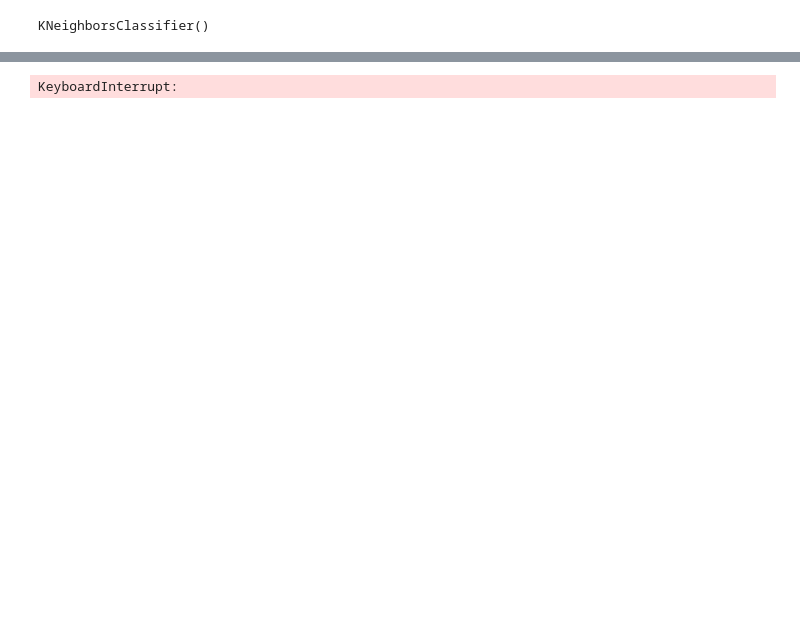
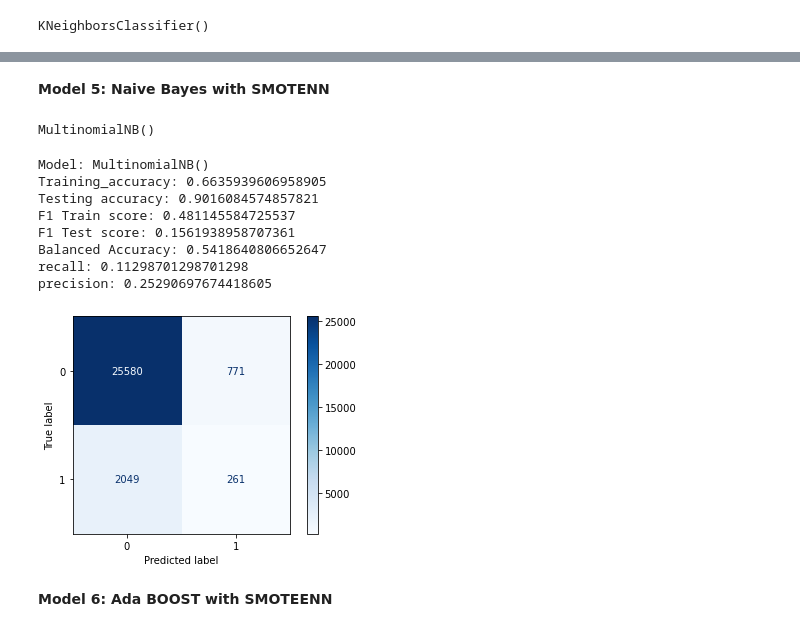
Before and after one commit to DeeVerma1/Project-4, a Jupyter notebook: code/03.3-Model-Tuning-Surveillance.ipynb, the cells around one changed output, grey strips where cells are left out. Drawn from its saved outputs; the diff is of its cells as text; code cells hidden in the pictures; blank space fills up the shorter version.

Commit message:
EDA cntd, more demographics models

```diff
--- a/code/03.3-Model-Tuning-Surveillance.ipynb
+++ b/code/03.3-Model-Tuning-Surveillance.ipynb
@@ -473,4 +461,22 @@ gs_knn= GridSearchCV(pipe,
-# %%
-gs_knn.fit(X_train_dum,y_train)
-# %% [output]
-KeyboardInterrupt:
+# %% [markdown]
+**Model 5: Naive Bayes with SMOTENN**
+# %%
+nb=MultinomialNB()
+# %%
+nb.fit(X_train_sm,y_train_sm)
+# %% [output]
+MultinomialNB()
+# %%
+model_eval(nb, 5, X_train_sm, y_train_sm, X_test_dum, y_test, 'MNB with SMOTEN')
+# %% [output]
+Model: MultinomialNB()
+Training_accuracy: 0.6635939606958905
+Testing accuracy: 0.9016084574857821
+F1 Train score: 0.481145584725537
+F1 Test score: 0.1561938958707361
+Balanced Accuracy: 0.5418640806652647
+recall: 0.11298701298701298
+precision: 0.25290697674418605
+[figure, added]
+# %% [markdown]
+**Model 6: Ada BOOST with SMOTEENN**
```
Also changed, not shown: parts of 9 cells of this notebook, 1 other file.
